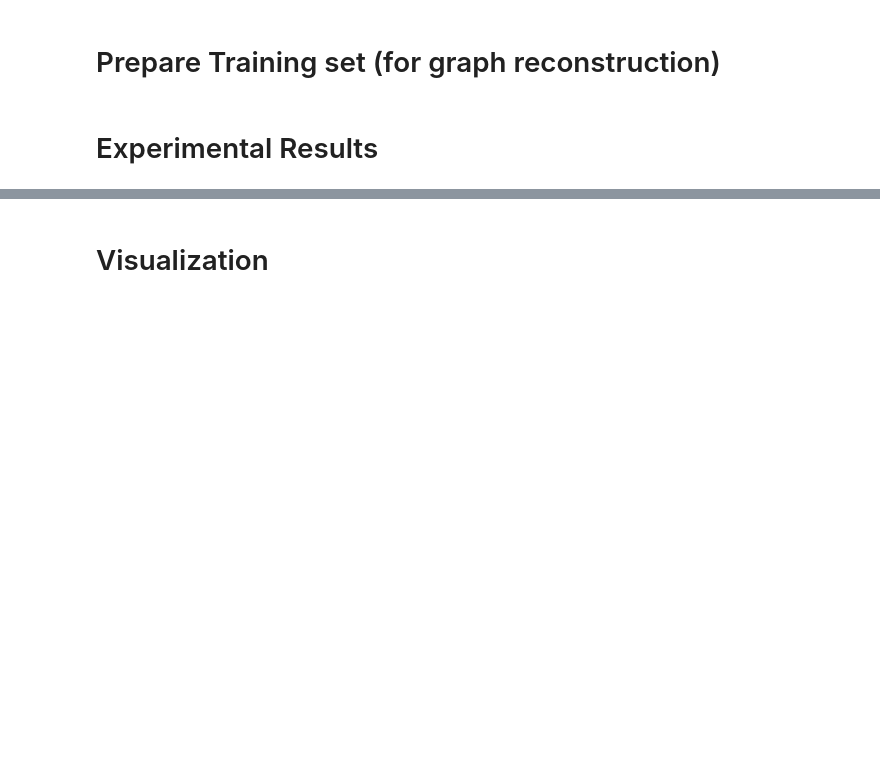
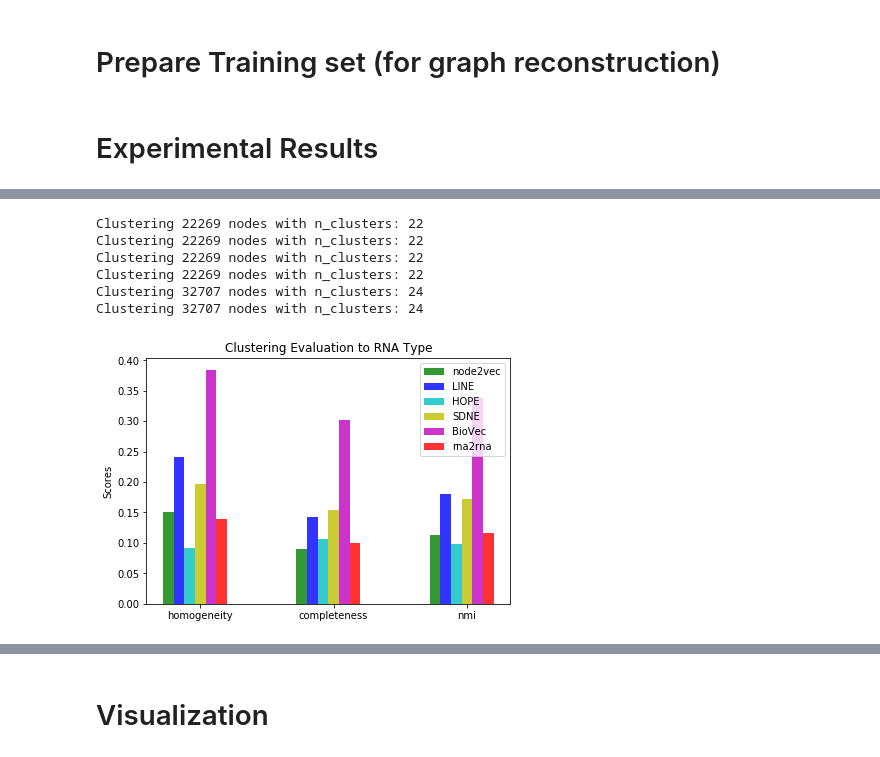
Before and after one commit to JonnyTran/MultiOmicsGraphEmbedding, a Jupyter notebook: Siamese Graph Embedding.ipynb, the cells around one changed output, grey strips where cells are left out. Drawn from its saved outputs; the diff is of its cells as text; code cells hidden in the pictures; blank space fills up the shorter version.

```diff
--- a/Siamese Graph Embedding.ipynb
+++ b/Siamese Graph Embedding.ipynb
@@ -402,13 +413,21 @@ lncrna2target
 # %%
 from moge.evaluation.node_clustering import evaluate_clustering
 
 results = {}
 for method in methods.keys():
     results[method] = evaluate_clustering(methods[method], network=network, node_label="locus_type",
                                           max_clusters=500, n_clusters=None)
 
-bar_chart(results, measures=['Homogeneity', 'Completeness', 'NMI'],
-          title="Clustering Evaluation to {}".format("RNA Family"))
+bar_chart(results, measures=['homogeneity', 'completeness', 'nmi'],
+         title="Clustering Evaluation to {}".format("RNA Type"))
+# %% [output]
+Clustering 22269 nodes with n_clusters: 22
+Clustering 22269 nodes with n_clusters: 22
+Clustering 22269 nodes with n_clusters: 22
+Clustering 22269 nodes with n_clusters: 22
+Clustering 32707 nodes with n_clusters: 24
+Clustering 32707 nodes with n_clusters: 24
+[figure, added]
 # %%
 from moge.evaluation.node_clustering import evaluate_clustering
 
```
Also changed, not shown: parts of 5 cells of this notebook, 1 other file.
